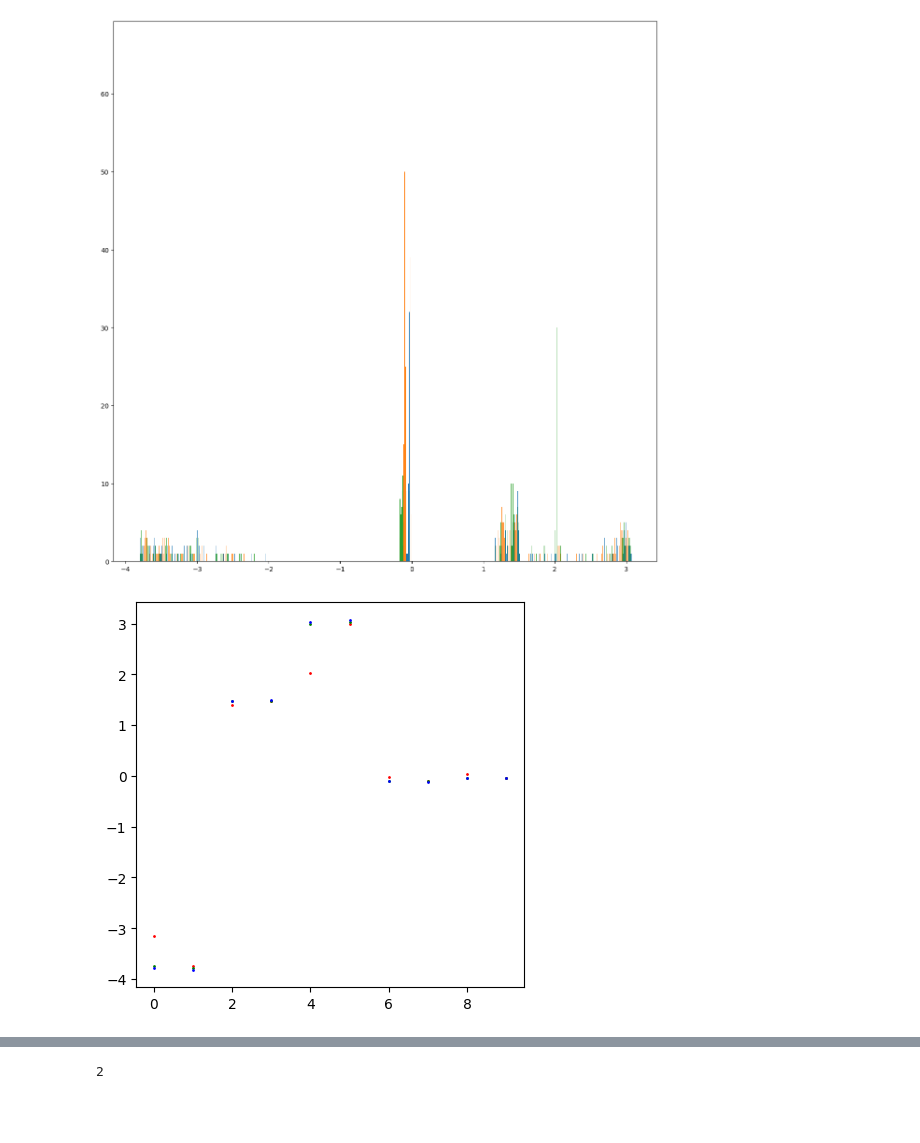
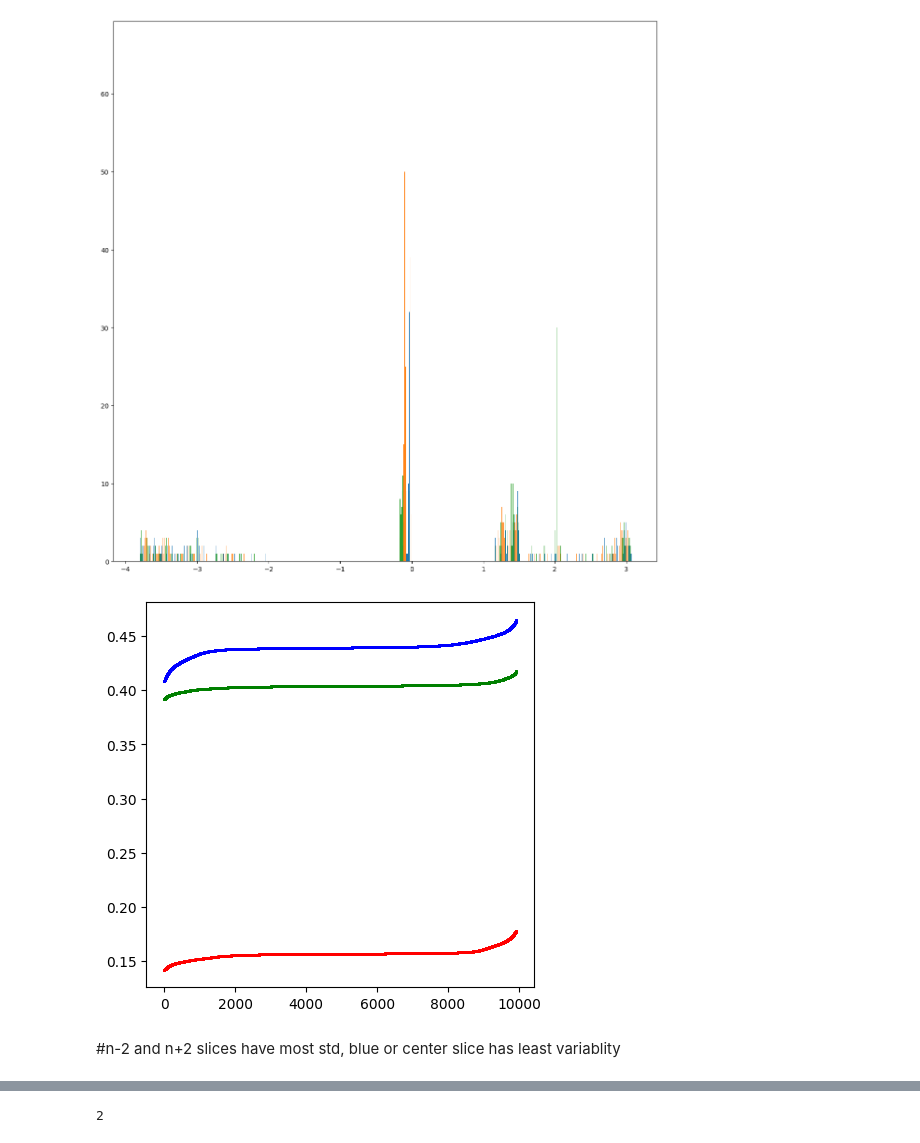
Before and after one commit to RohanGd/ExtendingMaskRCNN, a Jupyter notebook: study_fusion_weights.ipynb, the cells around one changed output, grey strips where cells are left out. Saved outputs shown, nothing was run; the diff lists cells and outputs as text; code cells hidden in the pictures; blank space fills up the shorter version.

```diff
--- a/study_fusion_weights.ipynb
+++ b/study_fusion_weights.ipynb
@@ -4,7 +4,8 @@ import numpy as np
 import matplotlib.pyplot as plt
 # %%
 # df = pd.read_pickle("Experiments/test/TRAIN_Fluo-N3DH-SIM+_epochs_15_20260128_141303/fusion_weights.pkl")
-df = pd.read_pickle("Experiments/test/slicesemlp_gaussianbias_20260130_150533/fusion_weights.pkl")
+# df = pd.read_pickle("Experiments/test/slicesemlp_gaussianbias_20260130_150533/fusion_weights.pkl")
+df = pd.read_pickle("/home/rohan/Dev/ExtendingMaskRCNN/fusion_weights (copy 1).pkl")
 # %%
 df.index = df["iter"]
 df.head(50)
@@ -72,12 +79,16 @@ plt.show()
 [figure]
 # %%
 fig = plt.figure(2, (5,5))
-plt.plot(slice_weights[:10, 0], linestyle='None', marker='o', markersize=1, color='red')
-plt.plot(slice_weights[:10, 1], linestyle='None', marker='o', markersize=1, color='green')
-plt.plot(slice_weights[:10, 2], linestyle='None', marker='o', markersize=1, color='blue')
+plt.plot(slice_weights[200:-200, 0], linestyle='None', marker='o', markersize=1, color='red')
+plt.plot(slice_weights[200:-200, 1], linestyle='None', marker='o', markersize=1, color='green')
+plt.plot(slice_weights[200:-200, 2], linestyle='None', marker='o', markersize=1, color='blue')
+# plt.plot(slice_weights[200:-200, 3], linestyle='None', marker='o', markersize=1, color='orange')
+# plt.plot(slice_weights[200:-200, 4], linestyle='None', marker='o', markersize=1, color='yellow')
 fig.show()
 # %% [output]
-[figure, old version]
+[figure, new version]
+# %% [markdown]
+#n-2 and n+2 slices have most std, blue or center slice has least variablity
 # %%
 df = pd.read_pickle("Experiments/test/TRAIN_Fluo-N3DH-SIM+_epochs_15_20260128_145342/fusion_weights.pkl")
 # %%
```
Also changed, not shown: parts of 5 cells of this notebook, 10 other files.
